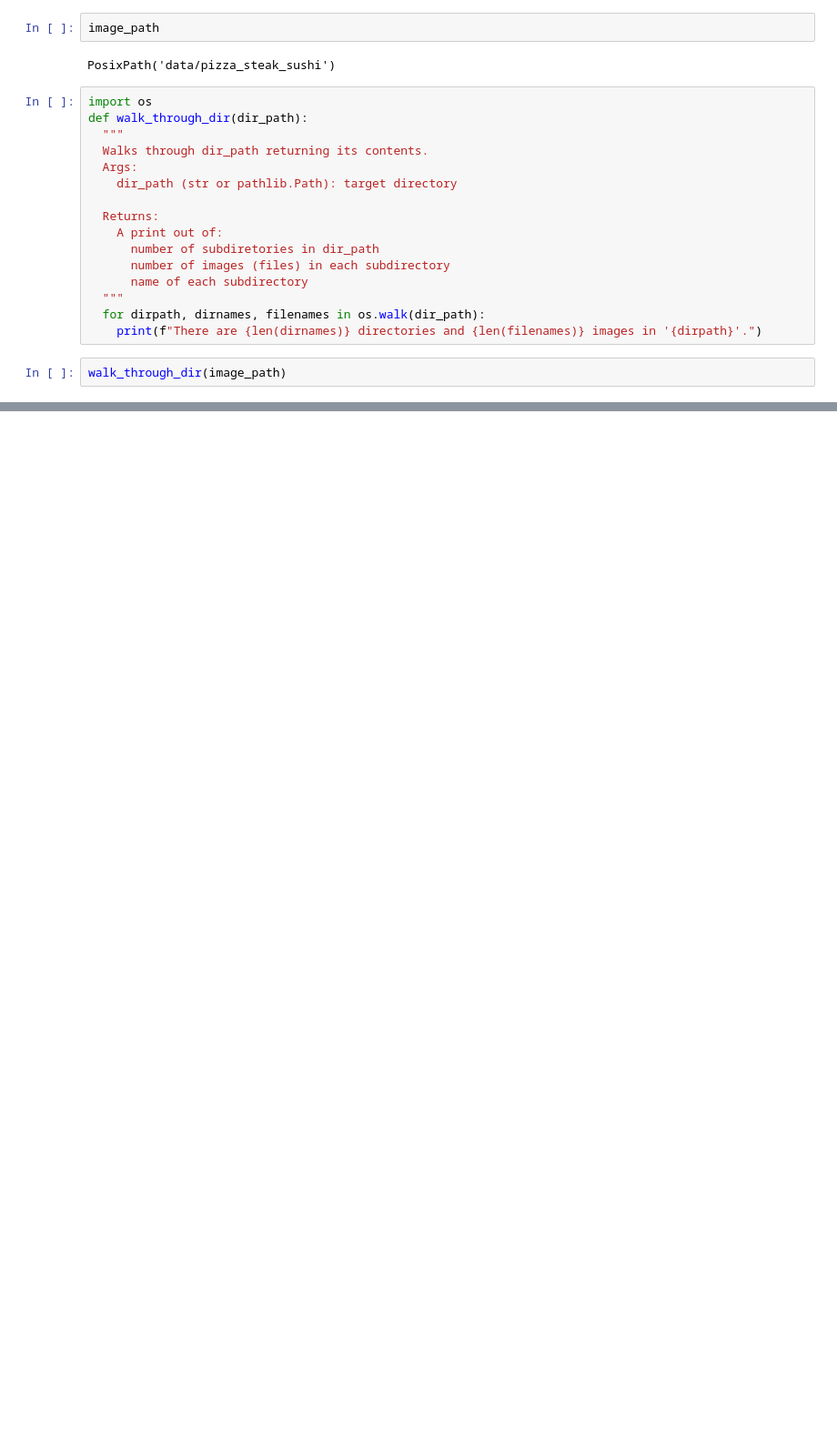
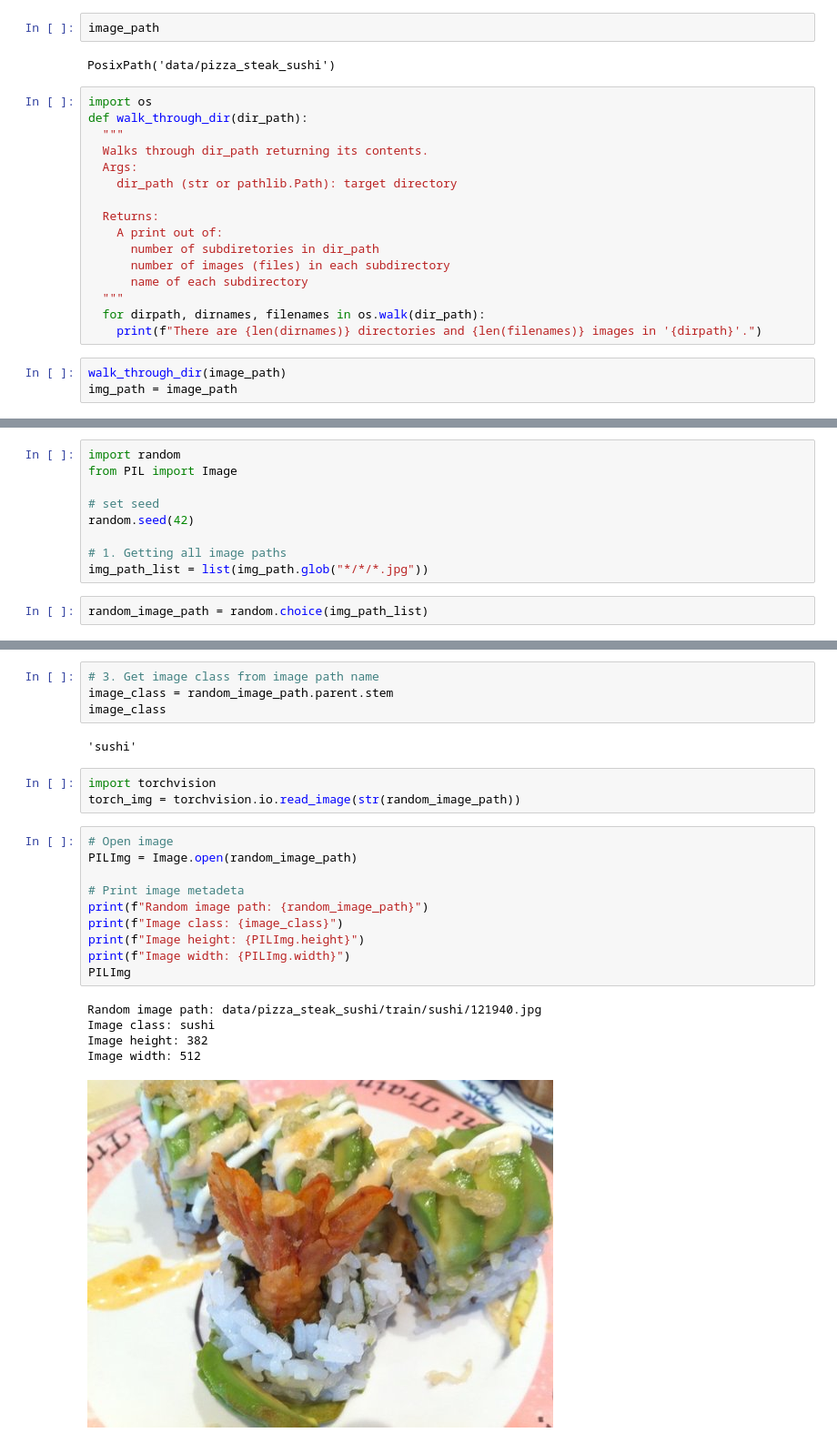
Before and after one commit to tayfunai/PytorchPractise, a Jupyter notebook: pytorch_custom_dataset.ipynb, the cells around one changed output, grey strips where cells are left out. Shown at 91% size. Cells and saved outputs as stored; diff of their text form; blank space fills up the shorter version.

```diff
--- a/pytorch_custom_dataset.ipynb
+++ b/pytorch_custom_dataset.ipynb
@@ -186,6 +192,7 @@ def walk_through_dir(dir_path):
     print(f"There are {len(dirnames)} directories and {len(filenames)} images in '{dirpath}'.")
 # %%
 walk_through_dir(image_path)
+img_path = image_path
 # %% [output]
 There are 2 directories and 0 images in 'data/pizza_steak_sushi'.
 There are 3 directories and 0 images in 'data/pizza_steak_sushi/train'.
@@ -198,0 +217,11 @@ There are 0 directories and 19 images in 'data/pizza_steak_sushi/test/steak'.
+# %%
+import random
+from PIL import Image
+
+# set seed
+random.seed(42)
+
+# 1. Getting all image paths
+img_path_list = list(img_path.glob("*/*/*.jpg"))
+# %%
+random_image_path = random.choice(img_path_list)
@@ -198,0 +232,25 @@ There are 0 directories and 19 images in 'data/pizza_steak_sushi/test/steak'.
+# %%
+# 3. Get image class from image path name
+image_class = random_image_path.parent.stem
+image_class
+# %% [output]
+'sushi'
+# %%
+import torchvision
+torch_img = torchvision.io.read_image(str(random_image_path))
+# %%
+# Open image
+PILImg = Image.open(random_image_path)
+
+# Print image metadeta
+print(f"Random image path: {random_image_path}")
+print(f"Image class: {image_class}")
+print(f"Image height: {PILImg.height}")
+print(f"Image width: {PILImg.width}")
+PILImg
+# %% [output]
+Random image path: data/pizza_steak_sushi/train/sushi/121940.jpg
+Image class: sushi
+Image height: 382
+Image width: 512
+[figure, added]
```
Also changed, not shown: parts of 42 cells of this notebook.
